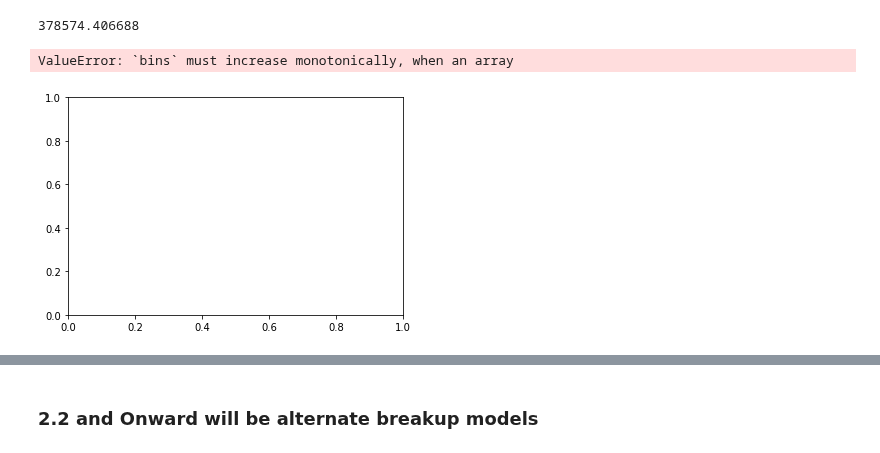
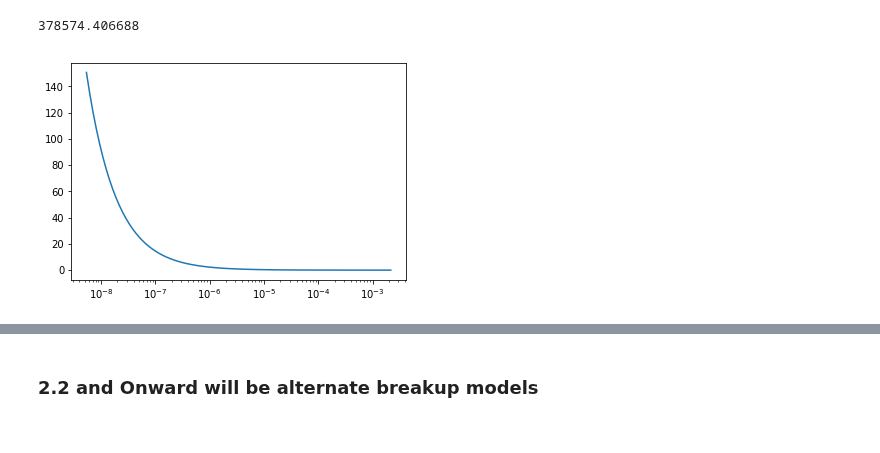
Before and after one commit to ReeceHumphreys/ODAP, a Jupyter notebook: Kessler.ipynb, the cells around one changed output, grey strips where cells are left out. Saved outputs shown, nothing was run; the diff lists cells and outputs as text; code cells hidden in the pictures.

```diff
--- a/Kessler.ipynb
+++ b/Kessler.ipynb
@@ -391,12 +391,12 @@ def distribution_AM(lambda_c, debris_type):
     mean = mean_AM(lambda_c, debris_type)
 
     if debris_type == debris_category.rb or debris_type == debris_category.sc:
-        distribution = (alpha * norm(loc= mean[0],scale= std_dev[0])) + ((1-alpha)* norm(loc= mean[1],scale= std_dev[1]))
-        #return (alpha * np.random.normal(mean[0], std_dev[0])) + ((1- alpha) * np.random.normal(mean[1], std_dev[1]))
-        return distribution.rvs(1)[0]
+        distribution = np.random.norm((alpha * mean[0]) + ((1-alpha)* mean[1]), std_dev[0] + std_dev[1])
+        return distribution
     else:
-        distribution = norm(loc= mean[0],scale= std_dev[0])
-        return distribution.rvs(1)[0]
+        return norm.pdf(lambda_c, loc= mean[0],scale= std_dev[0])
+
+
 
 
 # END DISTRIBUTION DEF
@@ -499,17 +499,18 @@ print(x)
 378574.406688
 # %%
 import numpy as np
+import scipy.stats as stats
 
-bins = np.geomspace(0.001, 0.1, 100) # fragments
-fragments = [number_fragments(b, 1000, 10, 10, True, debris_category.soc) / 10**5 for b in bins ]
+bins = np.geomspace(0.0001, 0.1, 100) # fragments
+fragments = [number_fragments(b, 1000, 10, 10, True, debris_category.rb) / 10**5 for b in bins ]
 areas = np.array([avg_area(b) for b in bins])
 
-AM = np.array([(10**distribution_AM(np.log10(b), debris_category.soc)) for b in bins])
+AM = np.array([(10**distribution_AM(np.log10(b), debris_category.rb)) for b in bins])
 M = (areas/AM ).tolist()
-indexes = []
-for i in range(len(M)):
-    indexes.append(i)
-plt.hist(fragments, bins=M)
+
+plt.plot(M, fragments)
+plt.gca().set_xscale("log")
+plt.gca().set_yscale("linear")
+plt.show()
 # %% [output]
-ValueError: `bins` must increase monotonically, when an array
-[figure, old version]
+[figure, new version]
```
Also changed, not shown: parts of 1 cell of this notebook.
